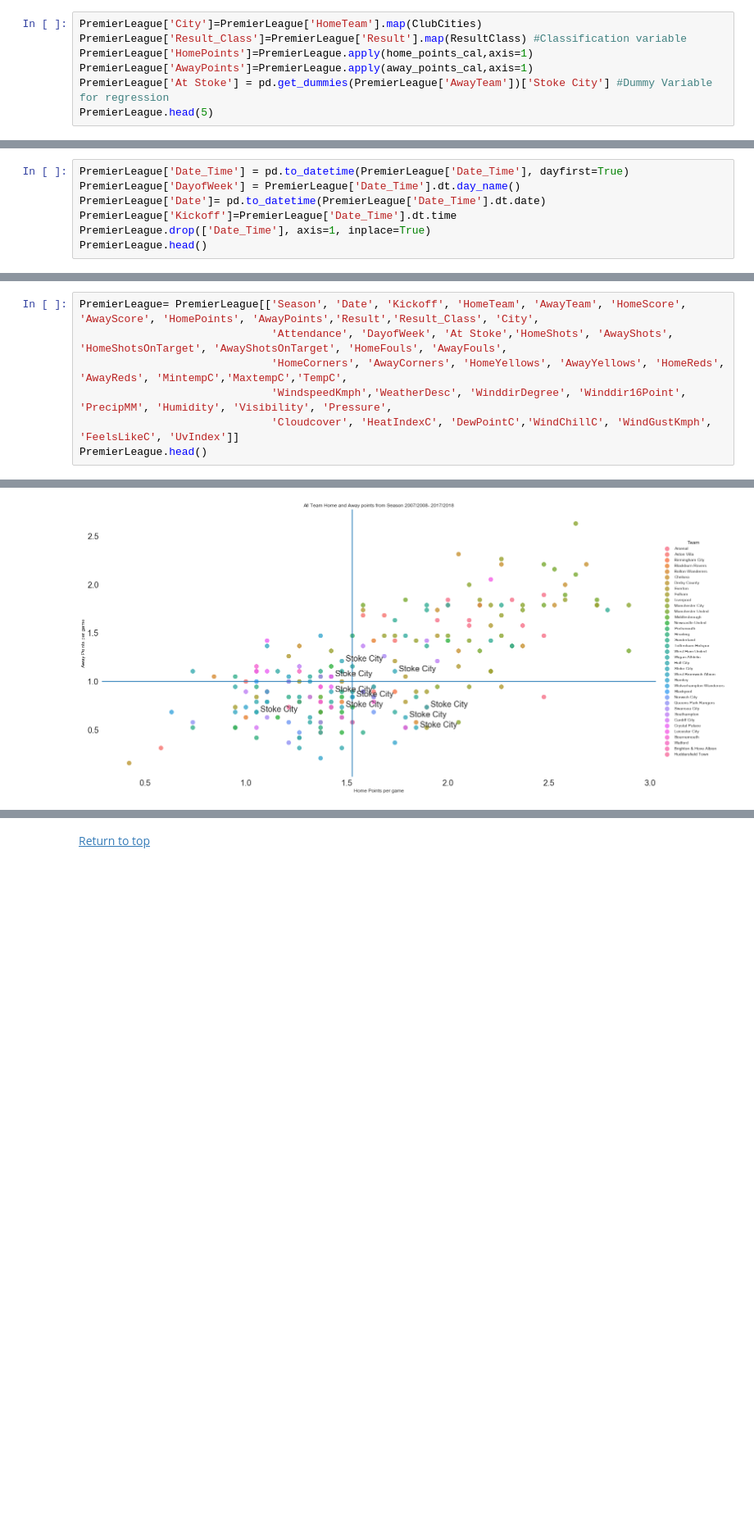
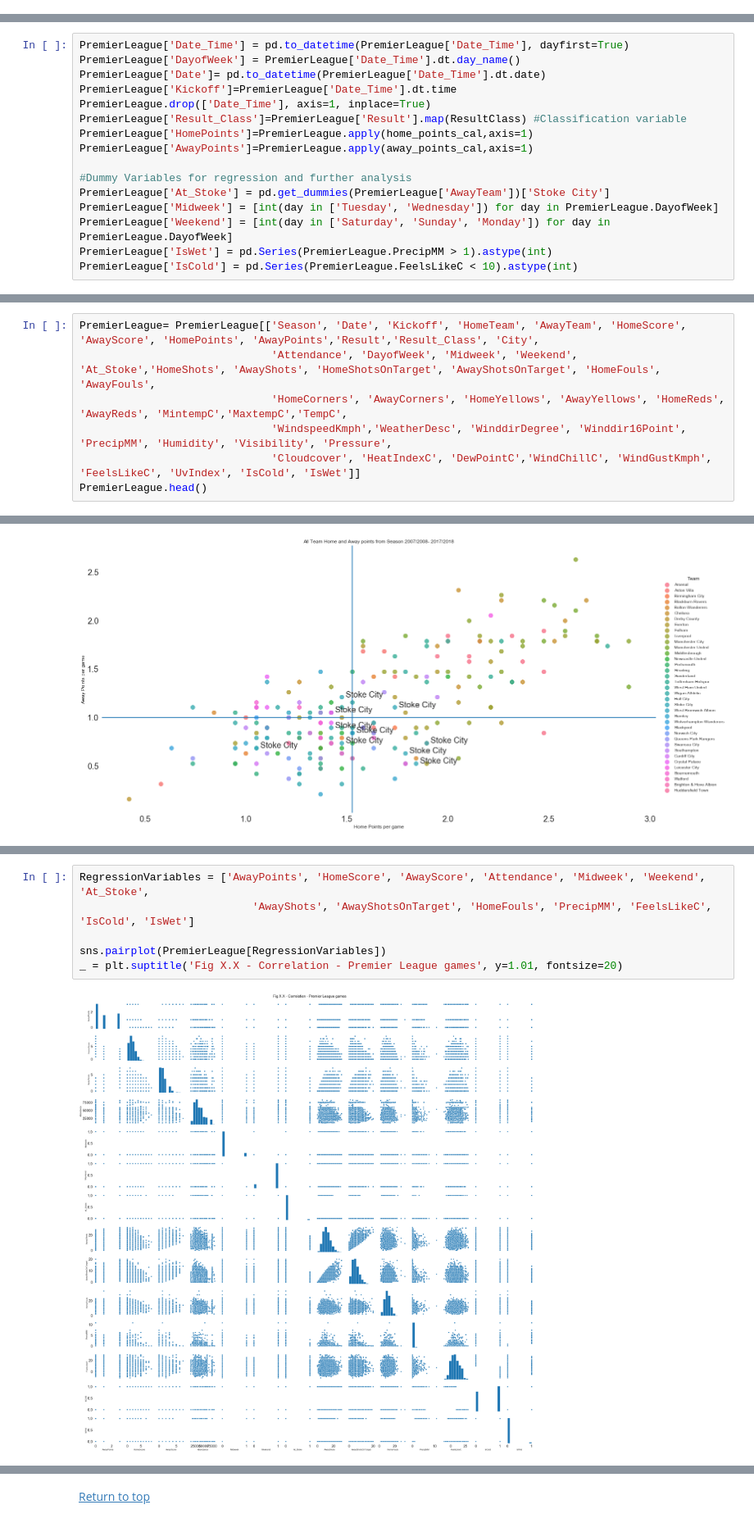
Before and after one commit to myfriendscallmeJ/a4, a Jupyter notebook: Project 4.ipynb, the cells around one changed output, grey strips where cells are left out. Shown at 82% size. Saved outputs shown, nothing was run; the diff lists cells and outputs as text; blank space fills up the shorter version.

Commit message:
Regression (WIP)

```diff
--- a/Project 4.ipynb
+++ b/Project 4.ipynb
@@ -438,7 +416,0 @@ def away_points_cal(row):
-# %%
-PremierLeague['City']=PremierLeague['HomeTeam'].map(ClubCities)
-PremierLeague['Result_Class']=PremierLeague['Result'].map(ResultClass) #Classification variable
-PremierLeague['HomePoints']=PremierLeague.apply(home_points_cal,axis=1)
-PremierLeague['AwayPoints']=PremierLeague.apply(away_points_cal,axis=1)
-PremierLeague['At Stoke'] = pd.get_dummies(PremierLeague['AwayTeam'])['Stoke City'] #Dummy Variable for regression
-PremierLeague.head(5)
@@ -507,4 +505,13 @@ PremierLeague['DayofWeek'] = PremierLeague['Date_Time'].dt.day_name()
 PremierLeague['Date']= pd.to_datetime(PremierLeague['Date_Time'].dt.date)
 PremierLeague['Kickoff']=PremierLeague['Date_Time'].dt.time
 PremierLeague.drop(['Date_Time'], axis=1, inplace=True)
-PremierLeague.head()
+PremierLeague['Result_Class']=PremierLeague['Result'].map(ResultClass) #Classification variable
+PremierLeague['HomePoints']=PremierLeague.apply(home_points_cal,axis=1)
+PremierLeague['AwayPoints']=PremierLeague.apply(away_points_cal,axis=1)
+
+#Dummy Variables for regression and further analysis
+PremierLeague['At_Stoke'] = pd.get_dummies(PremierLeague['AwayTeam'])['Stoke City']
+PremierLeague['Midweek'] = [int(day in ['Tuesday', 'Wednesday']) for day in PremierLeague.DayofWeek]
+PremierLeague['Weekend'] = [int(day in ['Saturday', 'Sunday', 'Monday']) for day in PremierLeague.DayofWeek]
+PremierLeague['IsWet'] = pd.Series(PremierLeague.PrecipMM > 1).astype(int)
+PremierLeague['IsCold'] = pd.Series(PremierLeague.FeelsLikeC < 10).astype(int)
@@ -518,9 +527,9 @@ PremierLeague.head()
 # %%
 PremierLeague= PremierLeague[['Season', 'Date', 'Kickoff', 'HomeTeam', 'AwayTeam', 'HomeScore', 'AwayScore', 'HomePoints', 'AwayPoints','Result','Result_Class', 'City',
-                              'Attendance', 'DayofWeek', 'At Stoke','HomeShots', 'AwayShots', 'HomeShotsOnTarget', 'AwayShotsOnTarget', 'HomeFouls', 'AwayFouls',
+                              'Attendance', 'DayofWeek', 'Midweek', 'Weekend', 'At_Stoke','HomeShots', 'AwayShots', 'HomeShotsOnTarget', 'AwayShotsOnTarget', 'HomeFouls', 'AwayFouls',
                               'HomeCorners', 'AwayCorners', 'HomeYellows', 'AwayYellows', 'HomeReds', 'AwayReds', 'MintempC','MaxtempC','TempC',
                               'WindspeedKmph','WeatherDesc', 'WinddirDegree', 'Winddir16Point', 'PrecipMM', 'Humidity', 'Visibility', 'Pressure',
-                              'Cloudcover', 'HeatIndexC', 'DewPointC','WindChillC', 'WindGustKmph', 'FeelsLikeC', 'UvIndex']]
+                              'Cloudcover', 'HeatIndexC', 'DewPointC','WindChillC', 'WindGustKmph', 'FeelsLikeC', 'UvIndex', 'IsCold', 'IsWet']]
 PremierLeague.head()
 # %% [output]
 |  | Season | Date | Kickoff | HomeTeam | AwayTeam | HomeScore | AwayScore | HomePoints | AwayPoints | Result | ... |
@@ -607,0 +623,8 @@ label_point(Club_Pts.HomePPG, Club_Pts.AwayPPG, Club_Pts.Team, plt.gca())
+# %%
+RegressionVariables = ['AwayPoints', 'HomeScore', 'AwayScore', 'Attendance', 'Midweek', 'Weekend', 'At_Stoke',
+                           'AwayShots', 'AwayShotsOnTarget', 'HomeFouls', 'PrecipMM', 'FeelsLikeC', 'IsCold', 'IsWet']
+
+sns.pairplot(PremierLeague[RegressionVariables])
+_ = plt.suptitle('Fig X.X - Correlation - Premier League games', y=1.01, fontsize=20)
+# %% [output]
+[figure, added]
```
Also changed, not shown: parts of 25 cells of this notebook.
